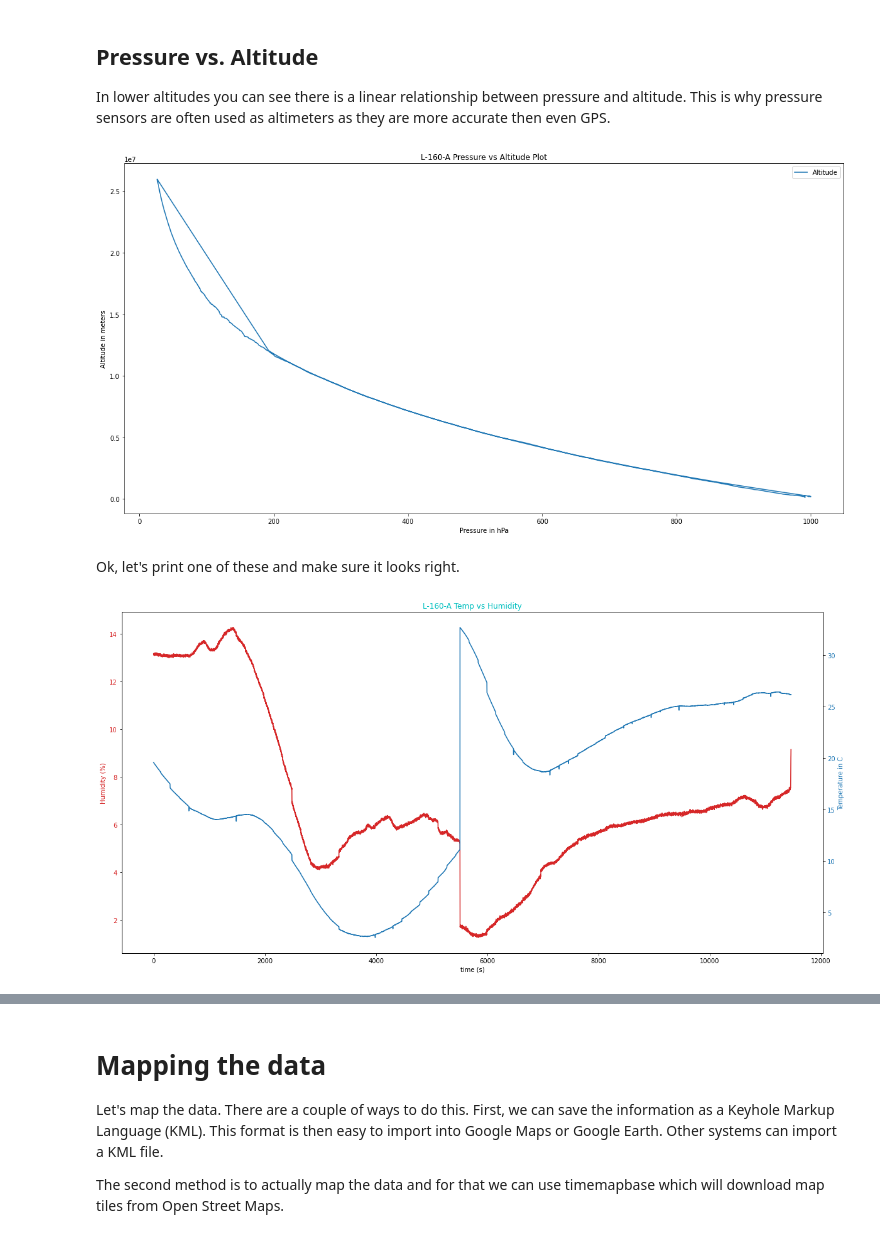
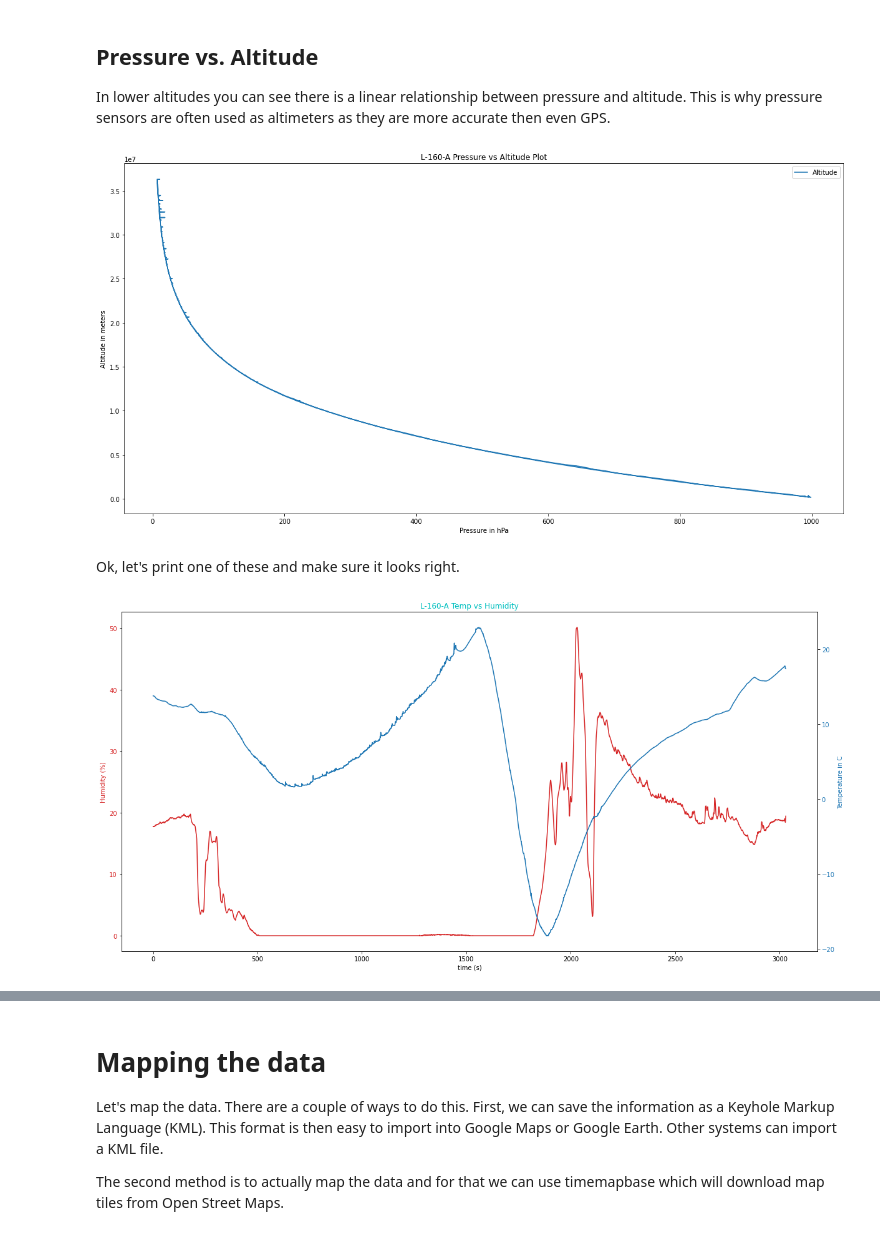
Before and after one commit to M2I-HABET/Mission-160, a Jupyter notebook: Parse_HABET_FDR_Data.ipynb, the cells around one changed output, grey strips where cells are left out. Saved outputs shown, nothing was run; the diff lists cells and outputs as text; code cells hidden in the pictures.

```diff
--- a/Parse_HABET_FDR_Data.ipynb
+++ b/Parse_HABET_FDR_Data.ipynb
@@ -282,36 +282,36 @@ plt.savefig('Plots/bert_tempalt_plot.pdf',bbox_inches = "tight",dpi = 500)
 
 In lower altitudes you can see there is a linear relationship between pressure and altitude. This is why pressure sensors are often used as altimeters as they are more accurate then even GPS.
 # %%
-bert_df.plot(title="{} Pressure vs Altitude Plot".format(flight_id),ylabel="Altitude in meters",xlabel="Pressure in hPa",x="Pressure",y="Altitude",figsize=(20, 10))
-plt.savefig('Plots/bert_pressurealt_plot.pdf',bbox_inches = "tight",dpi = 500)
+har_df.plot(title="{} Pressure vs Altitude Plot".format(flight_id),ylabel="Altitude in meters",xlabel="Pressure in hPa",x="Pressure",y="Altitude",figsize=(20, 10))
+plt.savefig('Plots/pressurealt_plot.pdf',bbox_inches = "tight",dpi = 500)
 # %% [output]
-[figure, old version]
+[figure, new version]
 # %% [markdown]
 Ok, let's print one of these and make sure it looks right.
 # %%
 # Setup fixed points for graphing with
 
 # Turn on subplots
 fig, ax1 = plt.subplots(figsize=(20,10))
 color = 'tab:red'
 ax1.set_xlabel('time (s)')
 ax1.set_ylabel('Humidity (%)', color=color)
-ax1.plot(bert_df.Humidity,color=color)
+ax1.plot(har_df.Humidity,color=color)
 ax1.tick_params(axis='y', labelcolor=color)
 
 ax2 = ax1.twinx()  # instantiate a second axes that shares the same x-axis
 
 color = 'tab:blue'
 ax2.set_ylabel('Temperature in C', color=color)  # we already handled the x-label with ax1
-ax2.plot(bert_df.Temp)
+ax2.plot(har_df.Temp)
 ax2.tick_params(axis='y', labelcolor=color)
 
 # Always have a good title
 plt.title("{} Temp vs Humidity".format(flight_id),color='c')
 # This allows us to save our pretty graph so we can frame it later
 plt.savefig('Plots/temp_humidity.pdf',bbox_inches = "tight",dpi = 500)
 # %% [output]
-[figure, old version]
+[figure, new version]
 # %%
 # Setup fixed points for graphing with
 
```
Also changed, not shown: parts of 11 cells of this notebook, 16 other files.
